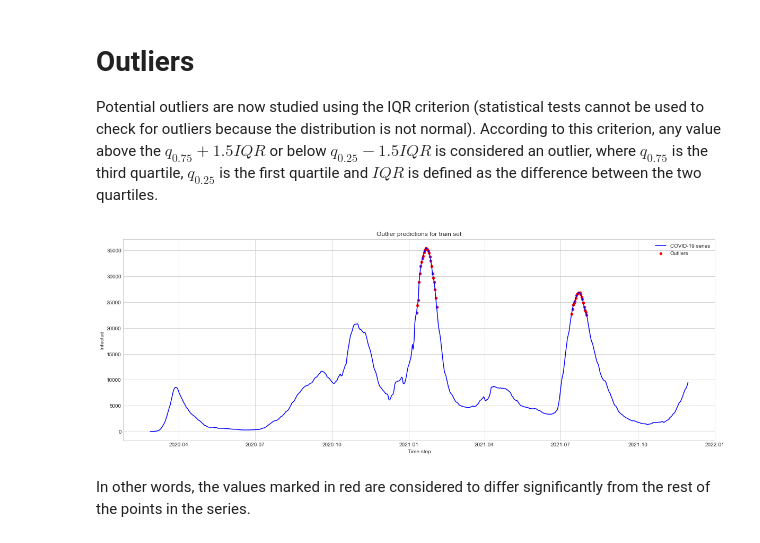
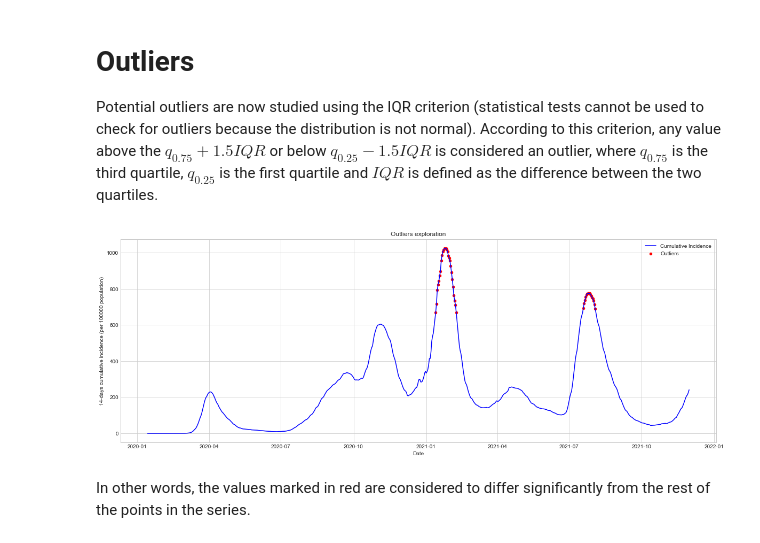
Before and after one commit to marialonsogar/COVID-Dynamics-Model-Comparison, a Jupyter notebook: analysis/EDA-COVID-Spain.ipynb, the cells around one changed output. Cells and saved outputs as stored; diff of their text form; code cells hidden in the pictures.

```diff
--- a/analysis/EDA-COVID-Spain.ipynb
+++ b/analysis/EDA-COVID-Spain.ipynb
@@ -147,0 +110,6 @@ ci.head()
+# %%
+# read cumulative incidence data from disk
+df_cum = pd.read_csv(base_dir / 'data' / 'final-data' / 'cumulative-incidence-14-days.csv', parse_dates=['Date'])
+df_cum.set_index(['Date'], inplace=True)
+df_cum = df_cum[(df_cum.index > pd.to_datetime('2020-02-20')) & (df_cum.index < pd.to_datetime('2021-12-01'))]
+df_cum.head()
@@ -343,15 +343,20 @@ outliers = get_outlier_series(df_smoothed)
+# %%
+# outliers = get_outlier_series(df_smoothed)
+outliers = get_outlier_series(df_cum)
 # %%
 fig = plt.figure(figsize=(20, 7))
 
-plt.plot(df_smoothed, label='COVID-19 series', color='b')
+# plt.plot(df_smoothed, label='COVID-19 series', color='b')
+plt.plot(df_cum, label='Cumulative Incidence', color='b')
+
 plt.scatter(outliers.index, outliers, color='r', s=20, label='Outliers')
 
 plt.legend()
-plt.title('Outlier predictions for train set')
-plt.xlabel('Time step')
-plt.ylabel('Infected')
+plt.title('Outliers exploration')
+plt.xlabel('Date')
+plt.ylabel('14-days cumulative incidence (per 100000 population)')
 plt.show()
 # %% [output]
-[figure, old version]
+[figure, new version]
 # %% [markdown]
 In other words, the values marked in red are considered to differ significantly from the rest of the points in the series.
```
Also changed, not shown: parts of 10 cells of this notebook.
